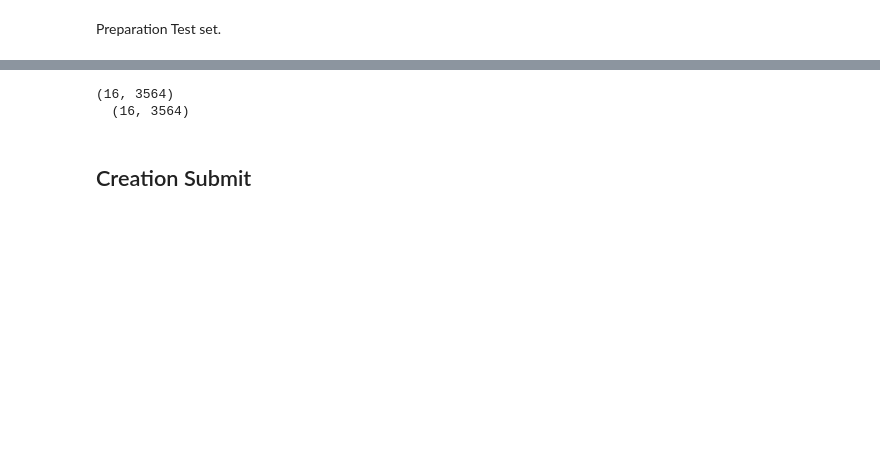
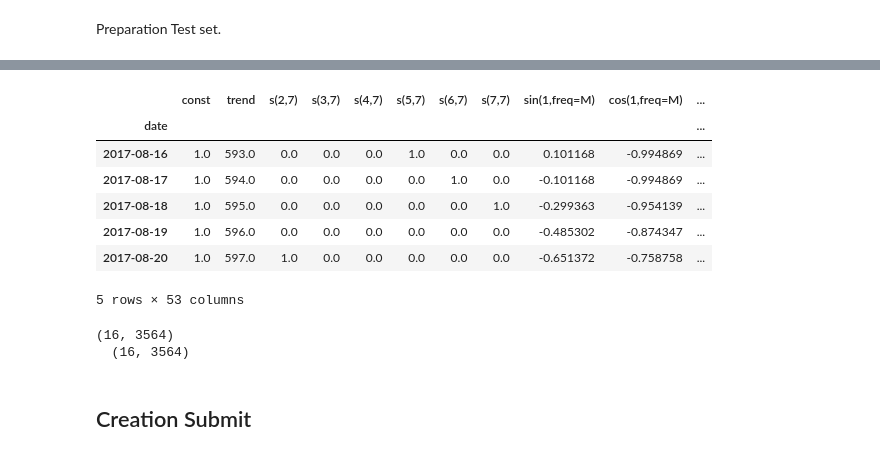
Before and after one commit to cristianBMJ/ClassificationStar, a Jupyter notebook: forecasting-store-sales.ipynb, the cells around one changed output, grey strips where cells are left out. Cells and saved outputs as stored; diff of their text form; code cells hidden in the pictures; blank space fills up the shorter version.

```diff
--- a/forecasting-store-sales.ipynb
+++ b/forecasting-store-sales.ipynb
@@ -630,4 +687,15 @@ X_test1['salesLag7'] = average_sales.sales.shift(periods=16, freq='D')
 # %%
-X_test1.fillna(method='ffill', inplace=True)
-X_test1.fillna(method='bfill', inplace=True)
+X_test2.fillna(method='ffill', inplace=True)
+X_test2.fillna(method='bfill', inplace=True)
+
+X_test2.head()
+# %% [output]
+|  | const | trend | s(2,7) | s(3,7) | s(4,7) | s(5,7) | s(6,7) | s(7,7) | sin(1,freq=M) | cos(1,freq=M) | ... |
+| date |  |  |  |  |  |  |  |  |  |  | ... |
+| 2017-08-16 | 1.0 | 593.0 | 0.0 | 0.0 | 0.0 | 1.0 | 0.0 | 0.0 | 0.101168 | -0.994869 | ... |
+| 2017-08-17 | 1.0 | 594.0 | 0.0 | 0.0 | 0.0 | 0.0 | 1.0 | 0.0 | -0.101168 | -0.994869 | ... |
+| 2017-08-18 | 1.0 | 595.0 | 0.0 | 0.0 | 0.0 | 0.0 | 0.0 | 1.0 | -0.299363 | -0.954139 | ... |
+| 2017-08-19 | 1.0 | 596.0 | 0.0 | 0.0 | 0.0 | 0.0 | 0.0 | 0.0 | -0.485302 | -0.874347 | ... |
+| 2017-08-20 | 1.0 | 597.0 | 1.0 | 0.0 | 0.0 | 0.0 | 0.0 | 0.0 | -0.651372 | -0.758758 | ... |
+5 rows × 53 columns
 # %%
```
Also changed, not shown: parts of 15 cells of this notebook.
